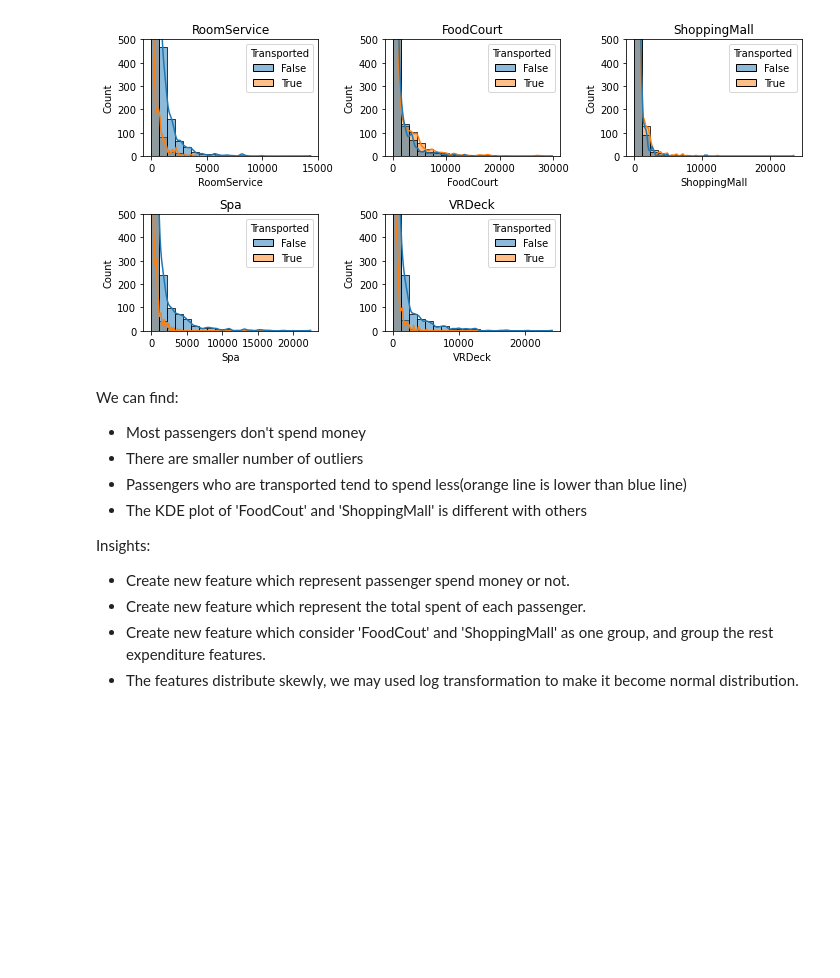
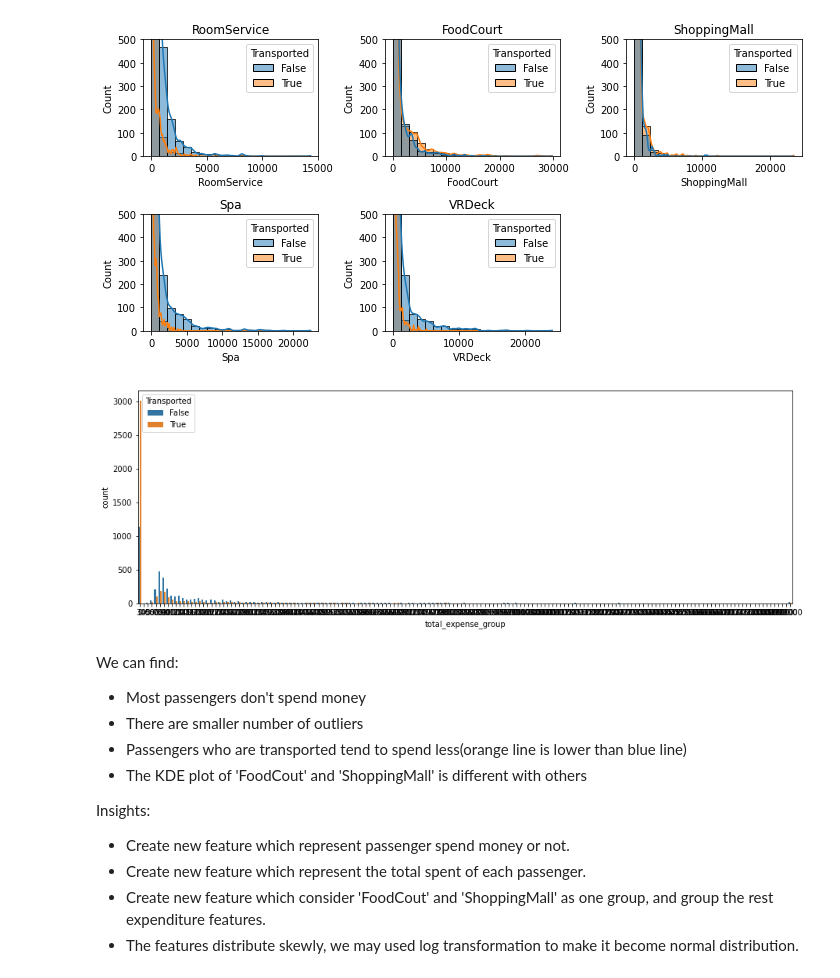
Before and after one commit to chiseanchang0727/kaggle, a Jupyter notebook: survival_prediction_of_spaceship_Titanic/survival_prediction_of_spaceship_Titanic.ipynb, the cells around one changed output. Drawn from its saved outputs; the diff is of its cells as text; code cells hidden in the pictures; blank space fills up the shorter version.

```diff
--- a/survival_prediction_of_spaceship_Titanic/survival_prediction_of_spaceship_Titanic.ipynb
+++ b/survival_prediction_of_spaceship_Titanic/survival_prediction_of_spaceship_Titanic.ipynb
@@ -166,6 +167,25 @@ plt.tight_layout()
 plt.show()
 # %% [output]
 [figure]
+# %%
+train['total_expense'] = 0
+for exp_features in expenditure_features:
+    train['total_expense'] += train[exp_features]
+
+train['total_expense'] = train['total_expense'].fillna(0)
+train['total_expense_group'] = train['total_expense'].apply(lambda x : math.floor(x/100)*100)
+train['total_expense_group'] = np.where(train['total_expense_group']>20000,20000,train['total_expense_group'])
+
+
+expense_group  = train.groupby(['total_expense_group'])['PassengerId'].nunique().reset_index().rename(columns={'PassengerId' : 'passenger_num'})
+# %%
+fig = plt.figure(figsize = (15,5))
+
+sns.countplot(data = train, x = 'total_expense_group', hue = 'Transported')
+
+plt.show()
+# %% [output]
+[figure, added]
 # %% [markdown]
 We can find:
 - Most passengers don't spend money
```
Also changed, not shown: parts of 1 cell of this notebook.
